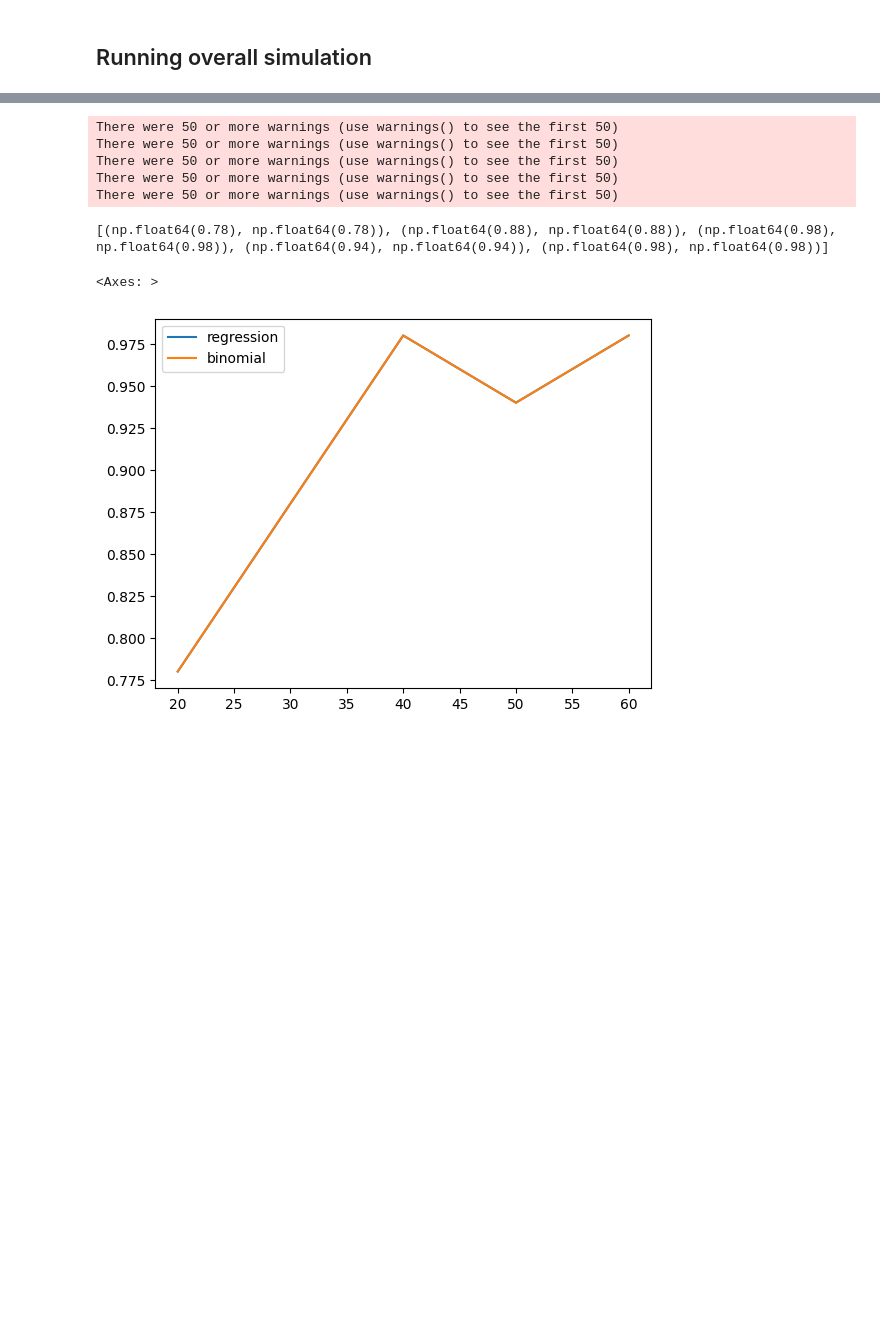
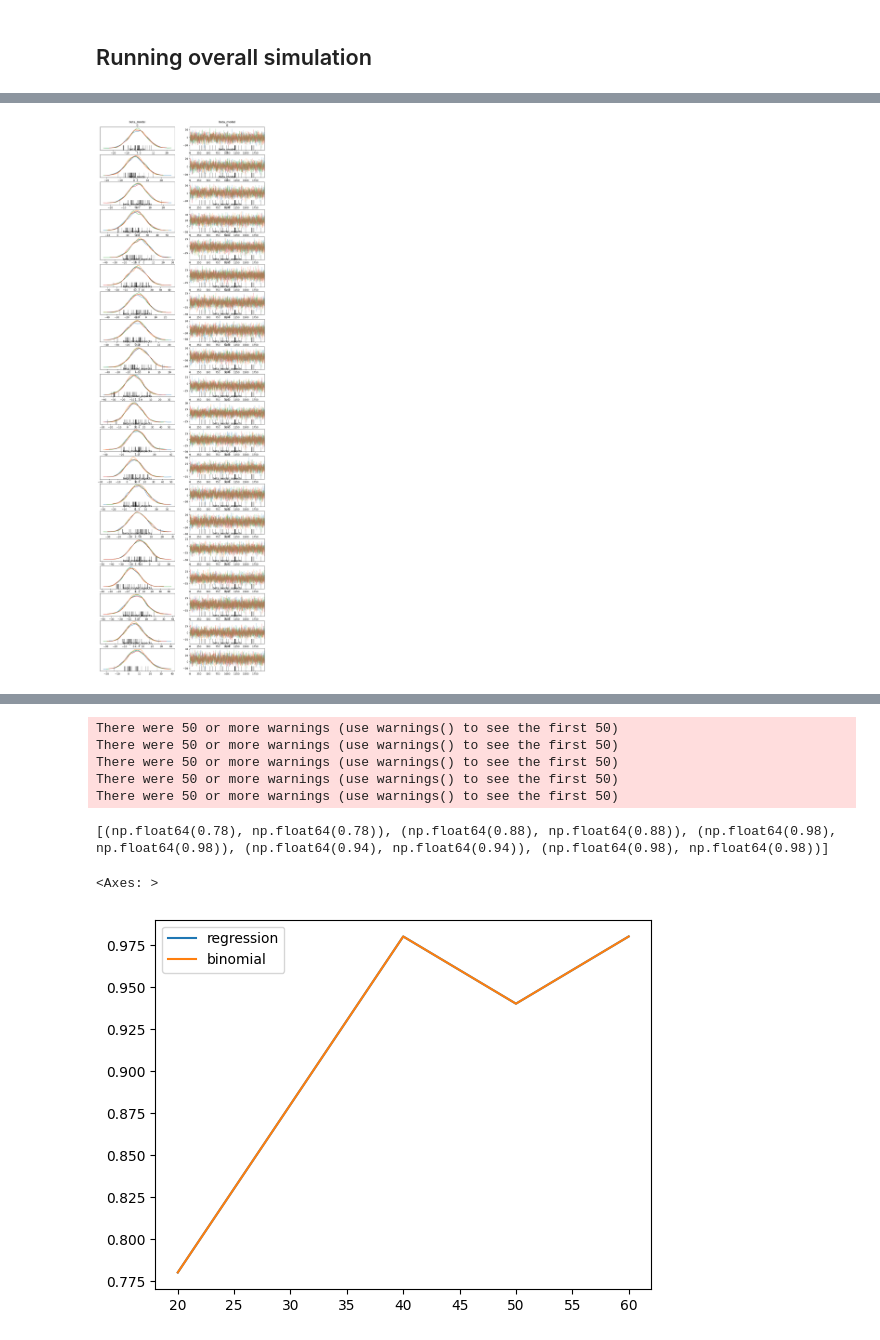
Before and after one commit to daxmavy/art, a Jupyter notebook: simulations/sim.ipynb, the cells around one changed output, grey strips where cells are left out. Saved outputs shown, nothing was run; the diff lists cells and outputs as text; code cells hidden in the pictures; blank space fills up the shorter version.

```diff
--- a/simulations/sim.ipynb
+++ b/simulations/sim.ipynb
@@ -432,0 +622,4 @@ def generate_data_for_simulation(
+# %%
+_ = az.plot_trace(idata_1, compact=False, rug=False)
+# %% [output]
+[figure, added]
```
Also changed, not shown: parts of 26 cells of this notebook.
